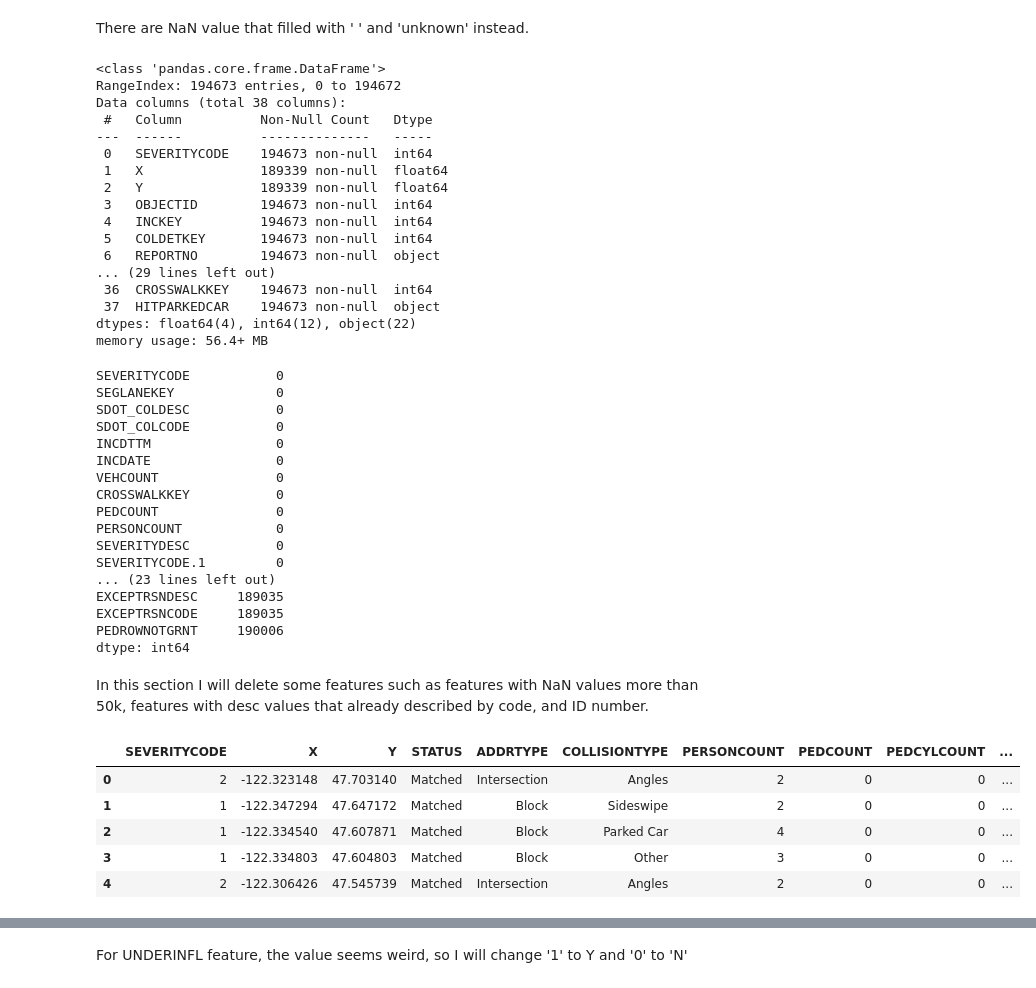
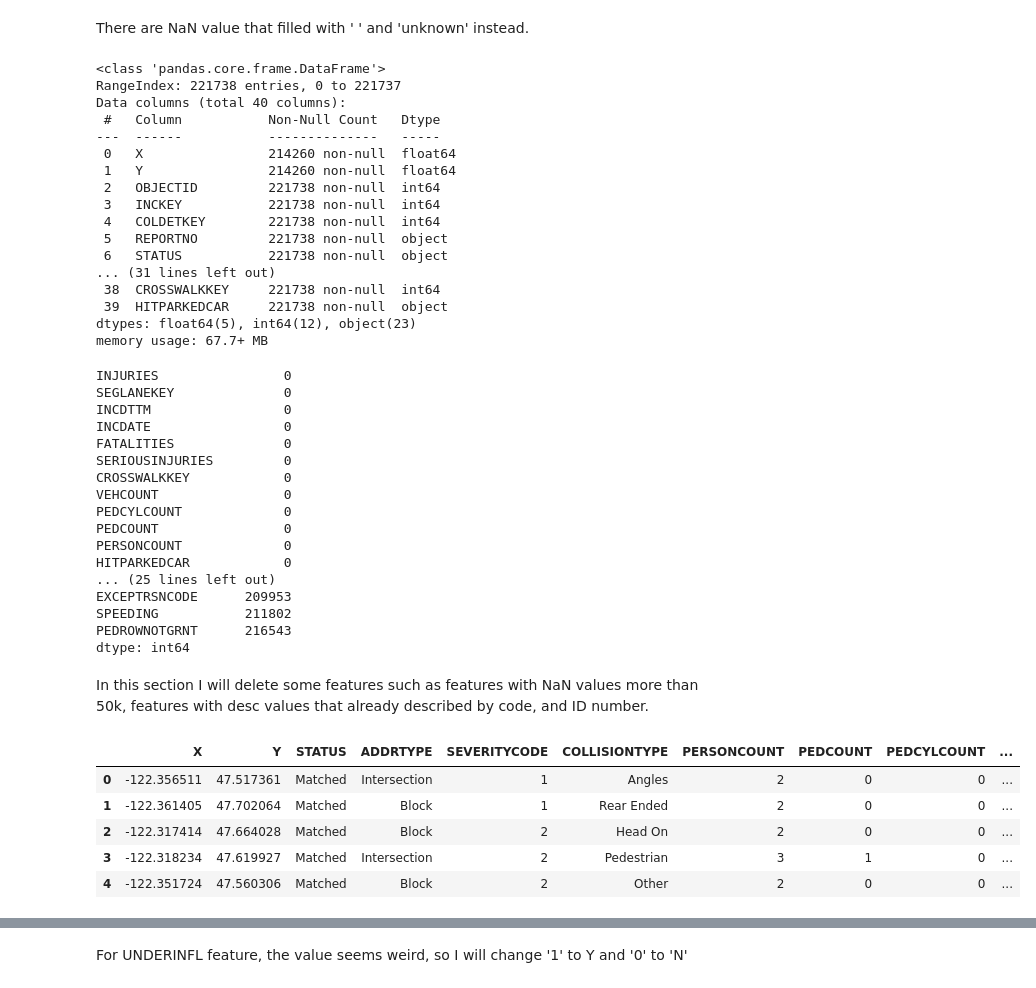
Before and after one commit to mazprimrez/capstoneprojectDS, a Jupyter notebook: Capstone Project.ipynb, the cells around one changed output, grey strips where cells are left out. Cells and saved outputs as stored; diff of their text form; code cells hidden in the pictures.

```diff
--- a/Capstone Project.ipynb
+++ b/Capstone Project.ipynb
@@ -13,3 +11,5 @@ dataset = pd.read_csv('https://s3.us.cloud-object-storage.appdomain.cloud/cf-cou
+# %%
+dataset = pd.read_csv("https://opendata.arcgis.com/datasets/5b5c745e0f1f48e7a53acec63a0022ab_0.csv")
 # %%
 dataset.head()
 # %% [output]
@@ -56,41 +56,41 @@ dataset[str_cols] = dataset[str_cols].replace(' ',np.nan).replace('Unknown',np.n
 dataset.info()
 # %% [output]
 <class 'pandas.core.frame.DataFrame'>
-RangeIndex: 194673 entries, 0 to 194672
-Data columns (total 38 columns):
- #   Column          Non-Null Count   Dtype
----  ------          --------------   -----
- 0   SEVERITYCODE    194673 non-null  int64
- 1   X               189339 non-null  float64
- 2   Y               189339 non-null  float64
- 3   OBJECTID        194673 non-null  int64
- 4   INCKEY          194673 non-null  int64
- 5   COLDETKEY       194673 non-null  int64
- 6   REPORTNO        194673 non-null  object
-... (29 lines left out)
- 36  CROSSWALKKEY    194673 non-null  int64
- 37  HITPARKEDCAR    194673 non-null  object
-dtypes: float64(4), int64(12), object(22)
-memory usage: 56.4+ MB
+RangeIndex: 221738 entries, 0 to 221737
+Data columns (total 40 columns):
+ #   Column           Non-Null Count   Dtype
+---  ------           --------------   -----
+ 0   X                214260 non-null  float64
+ 1   Y                214260 non-null  float64
+ 2   OBJECTID         221738 non-null  int64
+ 3   INCKEY           221738 non-null  int64
+ 4   COLDETKEY        221738 non-null  int64
+ 5   REPORTNO         221738 non-null  object
+ 6   STATUS           221738 non-null  object
+... (31 lines left out)
+ 38  CROSSWALKKEY     221738 non-null  int64
+ 39  HITPARKEDCAR     221738 non-null  object
+dtypes: float64(5), int64(12), object(23)
+memory usage: 67.7+ MB
 # %%
 dataset.isna().sum().sort_values()
 # %% [output]
-SEVERITYCODE           0
-SEGLANEKEY             0
-SDOT_COLDESC           0
-SDOT_COLCODE           0
-INCDTTM                0
-INCDATE                0
-VEHCOUNT               0
-CROSSWALKKEY           0
-PEDCOUNT               0
-PERSONCOUNT            0
-SEVERITYDESC           0
-SEVERITYCODE.1         0
-... (23 lines left out)
-EXCEPTRSNDESC     189035
-EXCEPTRSNCODE     189035
-PEDROWNOTGRNT     190006
+INJURIES                0
+SEGLANEKEY              0
+INCDTTM                 0
+INCDATE                 0
+FATALITIES              0
+SERIOUSINJURIES         0
+CROSSWALKKEY            0
+VEHCOUNT                0
+PEDCYLCOUNT             0
+PEDCOUNT                0
+PERSONCOUNT             0
+HITPARKEDCAR            0
+... (25 lines left out)
+EXCEPTRSNCODE      209953
+SPEEDING           211802
+PEDROWNOTGRNT      216543
 dtype: int64
 # %% [markdown]
 In this section I will delete some features such as features with NaN values more than 50k, features with desc values that already described by code, and ID number.
@@ -103,14 +103,15 @@ a = [col for col in dataset[a].columns if col not in np.array(['SEVERITYCODE.1',
                                                             'COLDETKEY','REPORTNO'])]
 # %%
 df = dataset[a]
+df = df[df.SEVERITYCODE.isna()==False] #remove NaN value in label
 df.head()
 # %% [output]
-|  | SEVERITYCODE | X | Y | STATUS | ADDRTYPE | COLLISIONTYPE | PERSONCOUNT | PEDCOUNT | PEDCYLCOUNT | ... |
-| 0 | 2 | -122.323148 | 47.703140 | Matched | Intersection | Angles | 2 | 0 | 0 | ... |
-| 1 | 1 | -122.347294 | 47.647172 | Matched | Block | Sideswipe | 2 | 0 | 0 | ... |
-| 2 | 1 | -122.334540 | 47.607871 | Matched | Block | Parked Car | 4 | 0 | 0 | ... |
-| 3 | 1 | -122.334803 | 47.604803 | Matched | Block | Other | 3 | 0 | 0 | ... |
-| 4 | 2 | -122.306426 | 47.545739 | Matched | Intersection | Angles | 2 | 0 | 0 | ... |
+|  | X | Y | STATUS | ADDRTYPE | SEVERITYCODE | COLLISIONTYPE | PERSONCOUNT | PEDCOUNT | PEDCYLCOUNT | ... |
+| 0 | -122.356511 | 47.517361 | Matched | Intersection | 1 | Angles | 2 | 0 | 0 | ... |
+| 1 | -122.361405 | 47.702064 | Matched | Block | 1 | Rear Ended | 2 | 0 | 0 | ... |
+| 2 | -122.317414 | 47.664028 | Matched | Block | 2 | Head On | 2 | 0 | 0 | ... |
+| 3 | -122.318234 | 47.619927 | Matched | Intersection | 2 | Pedestrian | 3 | 1 | 0 | ... |
+| 4 | -122.351724 | 47.560306 | Matched | Block | 2 | Other | 2 | 0 | 0 | ... |
 # %%
 for i in df.columns:
     print(f"{i}: {df[i].unique()}")
```
Also changed, not shown: parts of 37 cells of this notebook.
